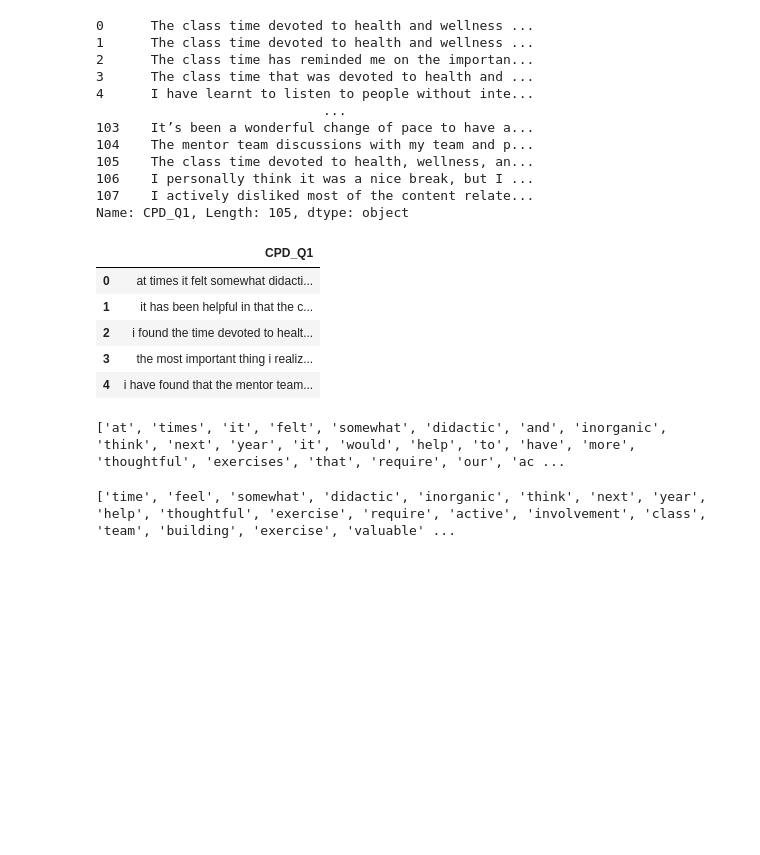
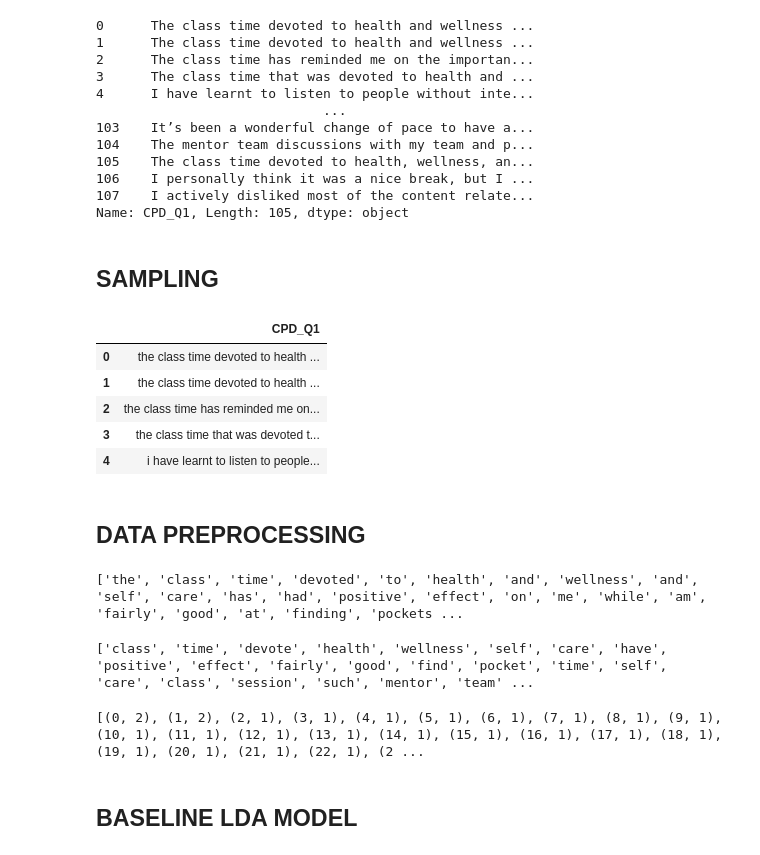
Before and after one commit to bellaachang/UW-Pharm-NLP, a Jupyter notebook: Bella_EDA.ipynb, the cells around one changed output. Cells and saved outputs as stored; diff of their text form; code cells hidden in the pictures; blank space fills up the shorter version.

```diff
--- a/Bella_EDA.ipynb
+++ b/Bella_EDA.ipynb
@@ -83,28 +92,33 @@ stopwords.append('fall')
 
 stopwords = list(stopwords)
+# %% [markdown]
+## SAMPLING
 # %%
-#using sample of words - ~71% of full corpus
-sample = pd.DataFrame(corpus_1.sample(75)).reset_index()[['CPD_Q1']]
+#using sample of words from full corpus
+sample = pd.DataFrame(corpus_1).reset_index()[['CPD_Q1']]
 sample['CPD_Q1'] = sample['CPD_Q1'].map(lambda x: x.lower())
 sample.head()
 # %% [output]
 |  | CPD_Q1 |
-| 0 | at times it felt somewhat didacti... |
-| 1 | it has been helpful in that the c... |
-| 2 | i found the time devoted to healt... |
-| 3 | the most important thing i realiz... |
-| 4 | i have found that the mentor team... |
+| 0 | the class time devoted to health ... |
+| 1 | the class time devoted to health ... |
+| 2 | the class time has reminded me on... |
+| 3 | the class time that was devoted t... |
+| 4 | i have learnt to listen to people... |
+# %% [markdown]
+## DATA PREPROCESSING
 # %%
 def sent_to_words(sentences):
-    for sentence in sentences:
-        yield(gensim.utils.simple_preprocess(str(sentence), deacc=True))  # deacc=True removes punctuations
+  "gensim simple preprocess removes punctuation, lowercases, and tokenizes"
+  for sentence in sentences:
+    yield(gensim.utils.simple_preprocess(str(sentence), deacc=True))  # deacc=True removes punctuations
 
 data = sample.CPD_Q1.values.tolist()
 data_words = list(sent_to_words(data))
 
 print(data_words[:1][0][:30]) #first 30 words of the first comment
 # %% [output]
-['at', 'times', 'it', 'felt', 'somewhat', 'didactic', 'and', 'inorganic', 'think', 'next', 'year', 'it', 'would', 'help', 'to', 'have', 'more', 'thoughtful', 'exercises', 'that', 'require', 'our', 'ac ...
+['the', 'class', 'time', 'devoted', 'to', 'health', 'and', 'wellness', 'and', 'self', 'care', 'has', 'had', 'positive', 'effect', 'on', 'me', 'while', 'am', 'fairly', 'good', 'at', 'finding', 'pockets ...
 # %%
 #bigrams
 #phrases that go together, like "new york" (bigram)
@@ -136,11 +150,28 @@ def lemmatization(texts, allowed_postags=['NOUN', 'ADJ', 'VERB', 'ADV']):
 data_words_nostops = remove_stopwords(data_words)
 
 # Form Bigrams
-data_words_bigrams = make_bigrams(data_words_nostops)
+data_words_bigrams = make_bigrams(data_words) #data_words_nostops
 
 # Do lemmatization keeping only noun, adj, vb, adv
-data_lemmatized = lemmatization(data_words_bigrams, allowed_postags=['NOUN', 'ADJ', 'VERB', 'ADV'])
+# data_words_bigrams == data_words => true
+data_lemmatized = lemmatization(data_words, allowed_postags=['NOUN', 'ADJ', 'VERB', 'ADV'])
 
-print(data_lemmatized[:1][0][:30])
+print(data_lemmatized[:1][0][:30]) #1st 30 words of 1st comment
 # %% [output]
-['time', 'feel', 'somewhat', 'didactic', 'inorganic', 'think', 'next', 'year', 'help', 'thoughtful', 'exercise', 'require', 'active', 'involvement', 'class', 'team', 'building', 'exercise', 'valuable' ...
+['class', 'time', 'devote', 'health', 'wellness', 'self', 'care', 'have', 'positive', 'effect', 'fairly', 'good', 'find', 'pocket', 'time', 'self', 'care', 'class', 'session', 'such', 'mentor', 'team' ...
+# %%
+# Create Dictionary
+id2word = corpora.Dictionary(data_lemmatized)
+
+# Create Corpus
+texts = data_lemmatized
+
+# Term Document Frequency
+corpus = [id2word.doc2bow(text) for text in texts]
+
+# View
+print(corpus[:1][0][:30])
+# %% [output]
+[(0, 2), (1, 2), (2, 1), (3, 1), (4, 1), (5, 1), (6, 1), (7, 1), (8, 1), (9, 1), (10, 1), (11, 1), (12, 1), (13, 1), (14, 1), (15, 1), (16, 1), (17, 1), (18, 1), (19, 1), (20, 1), (21, 1), (22, 1), (2 ...
+# %% [markdown]
+## BASELINE LDA MODEL
```
Also changed, not shown: parts of 24 cells of this notebook.
